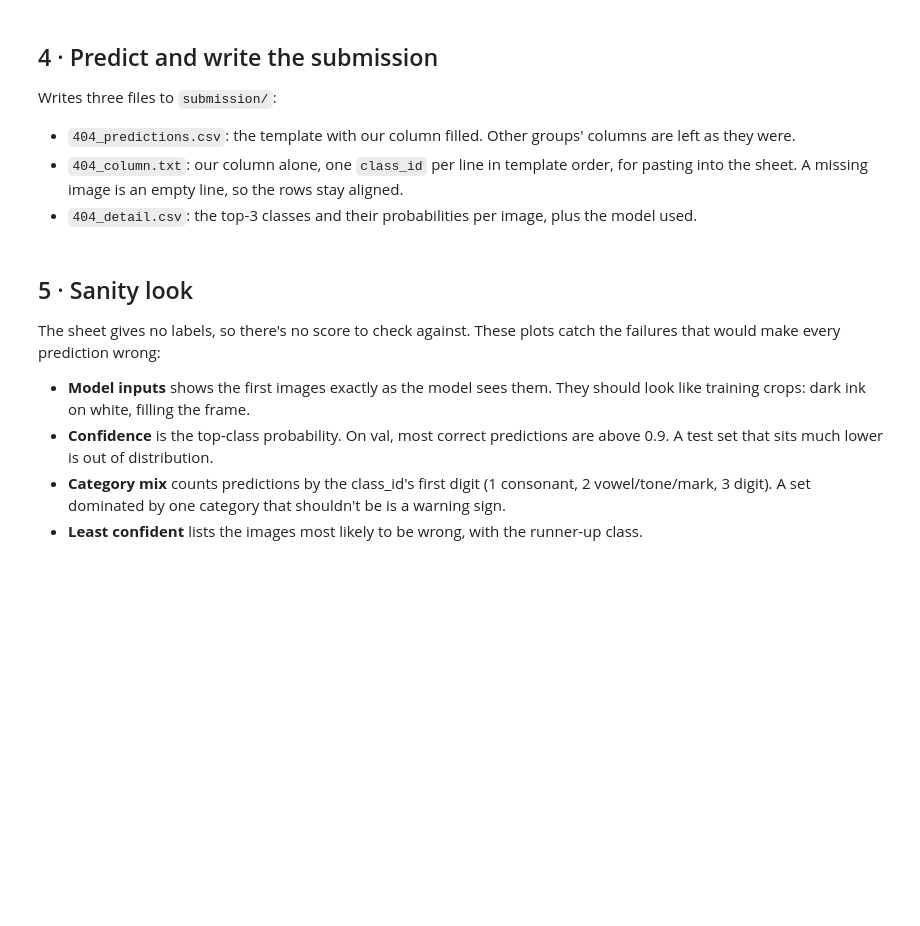
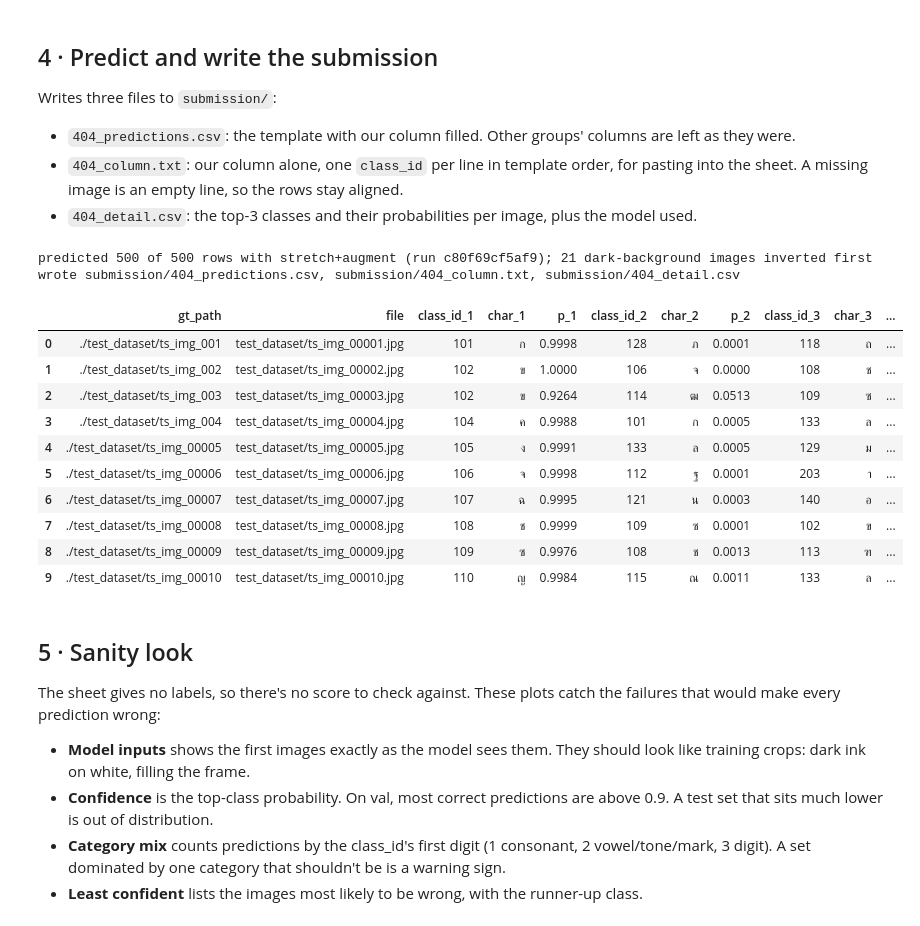
Before and after one commit to lemasc/thai-char-cnn, a Jupyter notebook: notebooks/05_submit.ipynb, the cells around one changed output. Cells and saved outputs as stored; diff of their text form; code cells hidden in the pictures; blank space fills up the shorter version.

```diff
--- a/notebooks/05_submit.ipynb
+++ b/notebooks/05_submit.ipynb
@@ -144,34 +185,52 @@ top_p, top_i = prob.topk(3, dim=1)
 top_p, top_i = top_p.numpy(), top_i.numpy()
 
 filled = np.full(len(template), "", dtype=object)
 filled[found] = idx_to_id[top_i[:, 0]]
 sub = template.copy()
 sub[GROUP] = filled
 
 chars = pred.classes.character.to_numpy()
 detail = template[["gt_path"]].copy()
 detail["file"] = [str(f.relative_to(TEST_ROOT)) if f is not None else "" for f in files]
 for k in range(3):
     col = np.full(len(template), "", dtype=object)
     col[found] = idx_to_id[top_i[:, k]]
     detail[f"class_id_{k + 1}"] = col
     ch = np.full(len(template), "", dtype=object)
     ch[found] = chars[top_i[:, k]]
     detail[f"char_{k + 1}"] = ch
     p = np.full(len(template), np.nan)
     p[found] = top_p[:, k]
     detail[f"p_{k + 1}"] = p.round(4)
+inv = np.zeros(len(template), bool)
+inv[found] = pred.inverted
+detail["inverted"] = inv
 detail["model"] = f"{MODEL} ({meta['run_id']})"
 
 OUT_DIR.mkdir(exist_ok=True)
 sub.to_csv(OUT_DIR / f"{GROUP}_predictions.csv", index=False, encoding="utf-8-sig")
 detail.to_csv(OUT_DIR / f"{GROUP}_detail.csv", index=False, encoding="utf-8-sig")
 (OUT_DIR / f"{GROUP}_column.txt").write_text("\n".join(filled) + "\n")
 assert pd.Series(filled[found]).str.fullmatch(r"[123]\d\d").all()
 
-print(f"predicted {found.sum()} of {len(template)} rows with {MODEL} (run {meta['run_id']})")
+print(f"predicted {found.sum()} of {len(template)} rows with {MODEL} (run {meta['run_id']}); "
+      f"{pred.inverted.sum()} dark-background images inverted first")
 print(f"wrote {', '.join(f'submission/{GROUP}_{n}' for n in ['predictions.csv', 'column.txt', 'detail.csv'])}")
 display(detail.head(10))
+# %% [output]
+predicted 500 of 500 rows with stretch+augment (run c80f69cf5af9); 21 dark-background images inverted first
+wrote submission/404_predictions.csv, submission/404_column.txt, submission/404_detail.csv
+|  | gt_path | file | class_id_1 | char_1 | p_1 | class_id_2 | char_2 | p_2 | class_id_3 | char_3 | ... |
+| 0 | ./test_dataset/ts_img_001 | test_dataset/ts_img_00001.jpg | 101 | ก | 0.9998 | 128 | ภ | 0.0001 | 118 | ถ | ... |
+| 1 | ./test_dataset/ts_img_002 | test_dataset/ts_img_00002.jpg | 102 | ข | 1.0000 | 106 | จ | 0.0000 | 108 | ช | ... |
+| 2 | ./test_dataset/ts_img_003 | test_dataset/ts_img_00003.jpg | 102 | ข | 0.9264 | 114 | ฒ | 0.0513 | 109 | ซ | ... |
+| 3 | ./test_dataset/ts_img_004 | test_dataset/ts_img_00004.jpg | 104 | ค | 0.9988 | 101 | ก | 0.0005 | 133 | ล | ... |
+| 4 | ./test_dataset/ts_img_00005 | test_dataset/ts_img_00005.jpg | 105 | ง | 0.9991 | 133 | ล | 0.0005 | 129 | ม | ... |
+| 5 | ./test_dataset/ts_img_00006 | test_dataset/ts_img_00006.jpg | 106 | จ | 0.9998 | 112 | ฐ | 0.0001 | 203 | า | ... |
+| 6 | ./test_dataset/ts_img_00007 | test_dataset/ts_img_00007.jpg | 107 | ฉ | 0.9995 | 121 | น | 0.0003 | 140 | อ | ... |
+| 7 | ./test_dataset/ts_img_00008 | test_dataset/ts_img_00008.jpg | 108 | ช | 0.9999 | 109 | ซ | 0.0001 | 102 | ข | ... |
+| 8 | ./test_dataset/ts_img_00009 | test_dataset/ts_img_00009.jpg | 109 | ซ | 0.9976 | 108 | ช | 0.0013 | 113 | ฑ | ... |
+| 9 | ./test_dataset/ts_img_00010 | test_dataset/ts_img_00010.jpg | 110 | ญ | 0.9984 | 115 | ณ | 0.0011 | 133 | ล | ... |
 # %% [markdown]
 ## 5 · Sanity look
 
```
Also changed, not shown: parts of 7 cells of this notebook, 10 other files.
